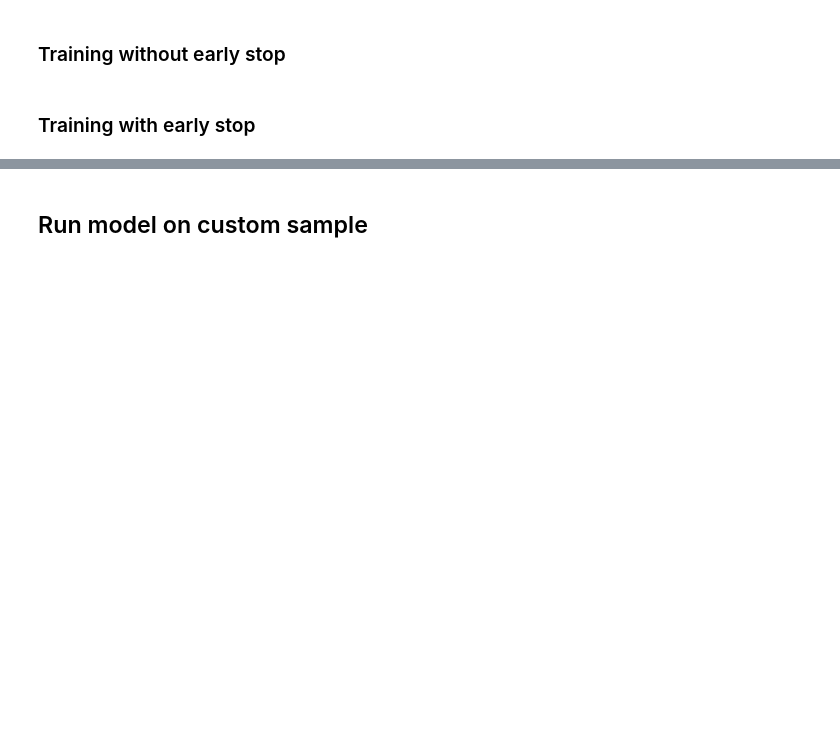
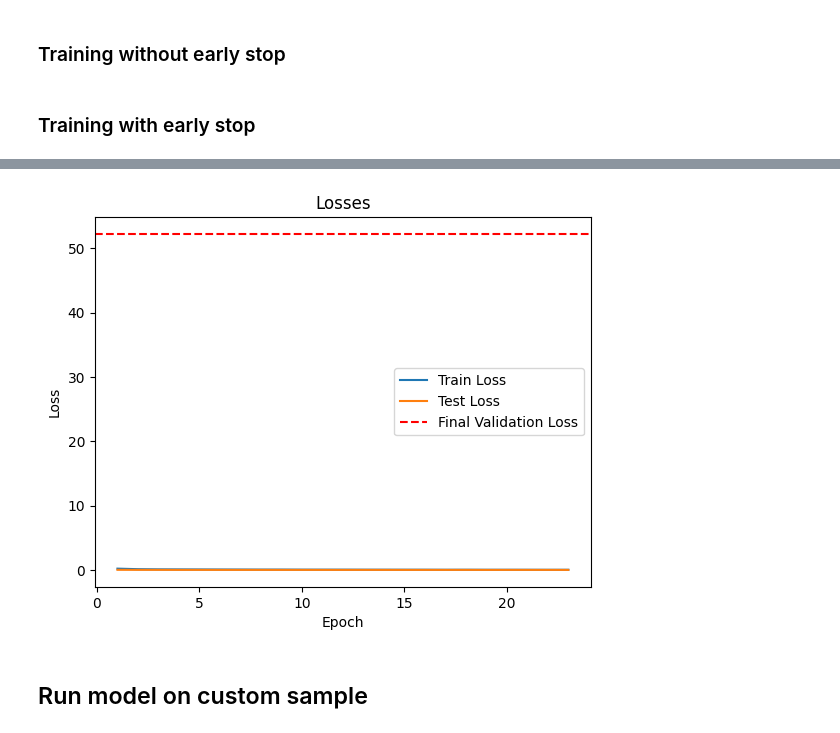
Before and after one commit to lionnus/MAX78000-Face-Detection, a Jupyter notebook: pytorch_face_detection.ipynb, the cells around one changed output, grey strips where cells are left out. Drawn from its saved outputs; the diff is of its cells as text; code cells hidden in the pictures; blank space fills up the shorter version.

```diff
--- a/pytorch_face_detection.ipynb
+++ b/pytorch_face_detection.ipynb
@@ -805,20 +845,21 @@ print(f"Average Test Loss: {avg_loss}")
 # %% [markdown]
 ### Training with early stop
 # %%
+# Define device
+os.environ['CUDA_VISIBLE_DEVICES'] = '0'
+device = torch.device("cuda:0" if torch.cuda.is_available() else "cpu")
+print("Device:", device)
 # Create an instance of the model
-model = WIDERFaceNet().to(device)
+model = WIDERFaceONet().to(device)
+print("Model: ", model.__class__.__name__)
 # Define hyperparameters and settings
 batch_size = 40
 learning_rate = 0.001
 num_epochs = 50
 # Define early stopping parameters
-patience = 4  # Number of epochs to wait for improvement
+patience = 3  # Number of epochs to wait for improvement
 best_test_loss = float('inf')
 counter = 0
-# Define device
-os.environ['CUDA_VISIBLE_DEVICES'] = '0'
-device = torch.device("cuda:0" if torch.cuda.is_available() else "cpu")
-print("Device:", device)
 
 # Load the WIDER Faces dataset
 args=0
@@ -834,7 +875,7 @@ test_dataset, val_dataset = torch.utils.data.random_split(test_val_dataset, [tes
 # Load data
 train_loader = DataLoader(train_dataset, batch_size=batch_size, shuffle=True)
 print("Amount of training samples:",len(train_dataset))
-test_loader = DataLoader(test_dataset, batch_size=batch_size, shuffle=False)
+test_loader = DataLoader(test_dataset, batch_size=batch_size, shuffle=True)
 print("Amount of test samples:",len(test_dataset))
 val_loader = DataLoader(val_dataset, batch_size=batch_size, shuffle=False)
 print("Amount of validation samples:",len(val_dataset))
@@ -844,18 +885,35 @@ criterion_bbox = nn.MSELoss()
 criterion_face_label = nn.MSELoss()
 optimizer = optim.Adam(model.parameters(), lr=learning_rate)
 
+# Variables for plotting
+# Enable interactive mode
+plt.ion()
+
+# Create a figure and axes for the plot
+fig, ax = plt.subplots()
+ax.set_xlabel('Epoch')
+ax.set_ylabel('Loss')
+ax.set_title('Losses')
+train_line, = ax.plot([], [], label='Train Loss')
+test_line, = ax.plot([], [], label='Test Loss')
+ax.legend()
+
+# Initialize the empty lists for losses
+train_losses = []
+test_losses = []
 # Training loop
 for epoch in range(num_epochs):
+    start_time = time.time()  # Start time for the epoch
     model.train()
     train_total_loss = 0.0
 
     for images, bboxes, face_labels in train_loader:
         images = images.to(device)
         bboxes = bboxes.to(device)
-        face_labels = face_labels.to(device)
 
         optimizer.zero_grad()
         if model.__class__.__name__ == "WIDERFaceONet":
+            face_labels = face_labels.to(device)
             predicted_coords, predicted_face_label = model(images) # WIDERFaceONet
             loss_face_label = criterion_face_label(predicted_face_label, face_labels)
         else:
@@ -866,8 +924,8 @@ for epoch in range(num_epochs):
         # print("Bboxes device:", bboxes.device)
         # print("Face labels device:", face_labels.device)
 
-        # print("Predicted coords.: ", predicted_coords,"Predicted face label: ", predicted_face_label)
-        # print("Actual coords: ", bboxes, "Actual face labels: ", face_labels)
+        # print("Training: Predicted coords.: ", predicted_coords,"Predicted face label: ", predicted_face_label)
+        # print("Training: Actual coords: ", bboxes, "Actual face labels: ", face_labels)
         loss_bbox = criterion_bbox(predicted_coords, bboxes)
 
 
@@ -878,6 +936,7 @@ for epoch in range(num_epochs):
         train_total_loss += total_loss_epoch.item()
 
     avg_train_loss = train_total_loss / len(train_loader)
+    train_losses.append(100*avg_train_loss)
     # print(f"Epoch {epoch+1}/{num_epochs}, Average Loss: {avg_loss}")
 
     # Test loop
@@ -887,23 +946,34 @@ for epoch in range(num_epochs):
         for images, bboxes, face_labels in test_loader:
             images = images.to(device)
             bboxes = bboxes.to(device)
-            face_labels = face_labels.to(device)
 
             if model.__class__.__name__ == "WIDERFaceONet":
+                face_labels = face_labels.to(device)
                 predicted_coords, predicted_face_label = model(images)
                 loss_face_label = criterion_face_label(predicted_face_label, face_labels)
             else: # No face labels
                 predicted_coords = model(images)
                 loss_face_label = 0.0
-
+            # print("Test: Predicted coords.: ", predicted_coords,"Predicted face label: ", predicted_face_label)
+            # print("Test: Actual coords: ", bboxes, "Actual face labels: ", face_labels)
             total_loss_epoch = loss_bbox + loss_face_label
 
             test_total_loss += total_loss_epoch.item()
 
     avg_test_loss = test_total_loss / len(train_loader)
+    test_losses.append(100*avg_test_loss)
 
+    # Plot new losses
+    train_line.set_data(range(1, epoch + 2), train_losses)
+    test_line.set_data(range(1, epoch + 2), test_losses)
+    ax.relim()
+    ax.autoscale_view()
+    fig.canvas.draw()
+    plt.pause(0.001)
     # Print training and test loss for each epoch
-    print(f"Epoch {epoch + 1}/{num_epochs}, Train Loss: {100*train_total_loss / len(train_loader)}, Test Loss: {100*test_total_loss / len(val_loader)}")
+    end_time = time.time()  # End time for the epoch
+    epoch_time = end_time - start_time  # Time it took to train for one epoch
+    print(f"Epoch {epoch + 1}/{num_epochs}, Train Loss: {100*train_total_loss / len(train_loader):.2f}, Test Loss: {100*test_total_loss / len(test_loader):.2f}, Time: {epoch_time:.2f}s")
 
     # Check for early stopping
     if test_total_loss < best_test_loss:
@@ -921,9 +991,9 @@ with torch.no_grad():
     for images, bboxes, face_labels in val_loader:
         images = images.to(device)
         bboxes = bboxes.to(device)
-        face_labels = face_labels.to(device)
 
         if model.__class__.__name__ == "WIDERFaceONet":
+            face_labels = face_labels.to(device)
             predicted_coords, predicted_face_label = model(images) # WIDERFaceONet
             loss_face_label = criterion_face_label(predicted_face_label, face_labels)
         else:
@@ -936,6 +1006,10 @@ with torch.no_grad():
 
     # Print validation loss
     print(f"\nFinal validation Loss: {100*val_total_loss / len(val_loader)}")
+    # Add validation loss to plot
+    plt.show()
+    plt.axhline(100*val_total_loss, color='r', linestyle='--', label='Final Validation Loss')
+    ax.legend()
 
 ### Save the trained model
 
@@ -969,4 +1043,6 @@ new_model_path = os.path.join(models_dir, f"{base_model_name}{new_version}.pth")
 
 # Save the model with the new name
 torch.save(model.state_dict(), new_model_path)
+#Save the loss plot
+plt.savefig(os.path.join(models_dir, f"{base_model_name}{new_version}.png"))
 # %% [output]
@@ -985,3 +1066,4 @@ Epoch 2/50, Train Loss: 3.091869944886815, Test Loss: 9.087662398815155
+[figure, added]
 # %% [markdown]
 ## Run model on custom sample
 # %%
```
Also changed, not shown: parts of 8 cells of this notebook.
